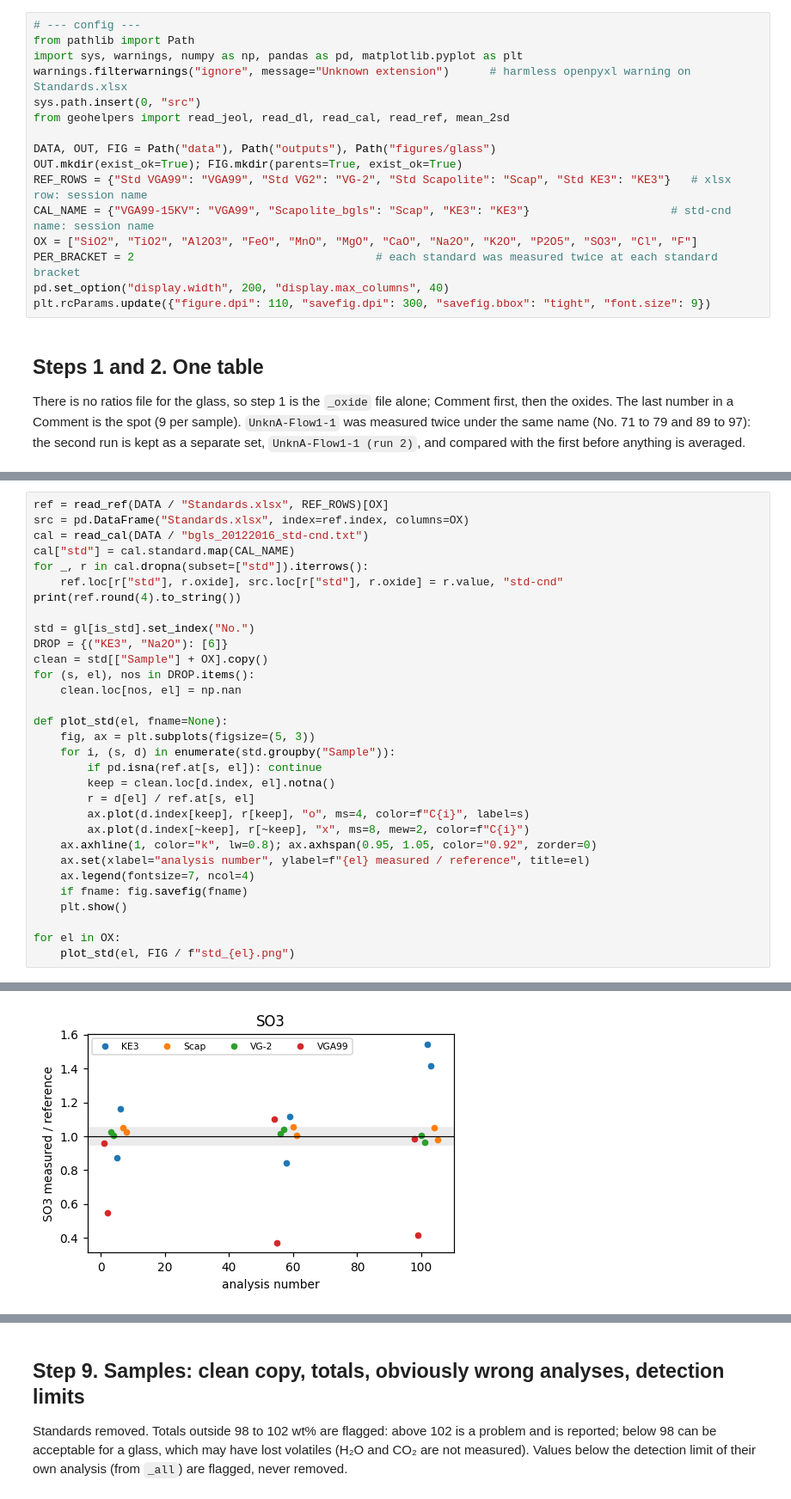
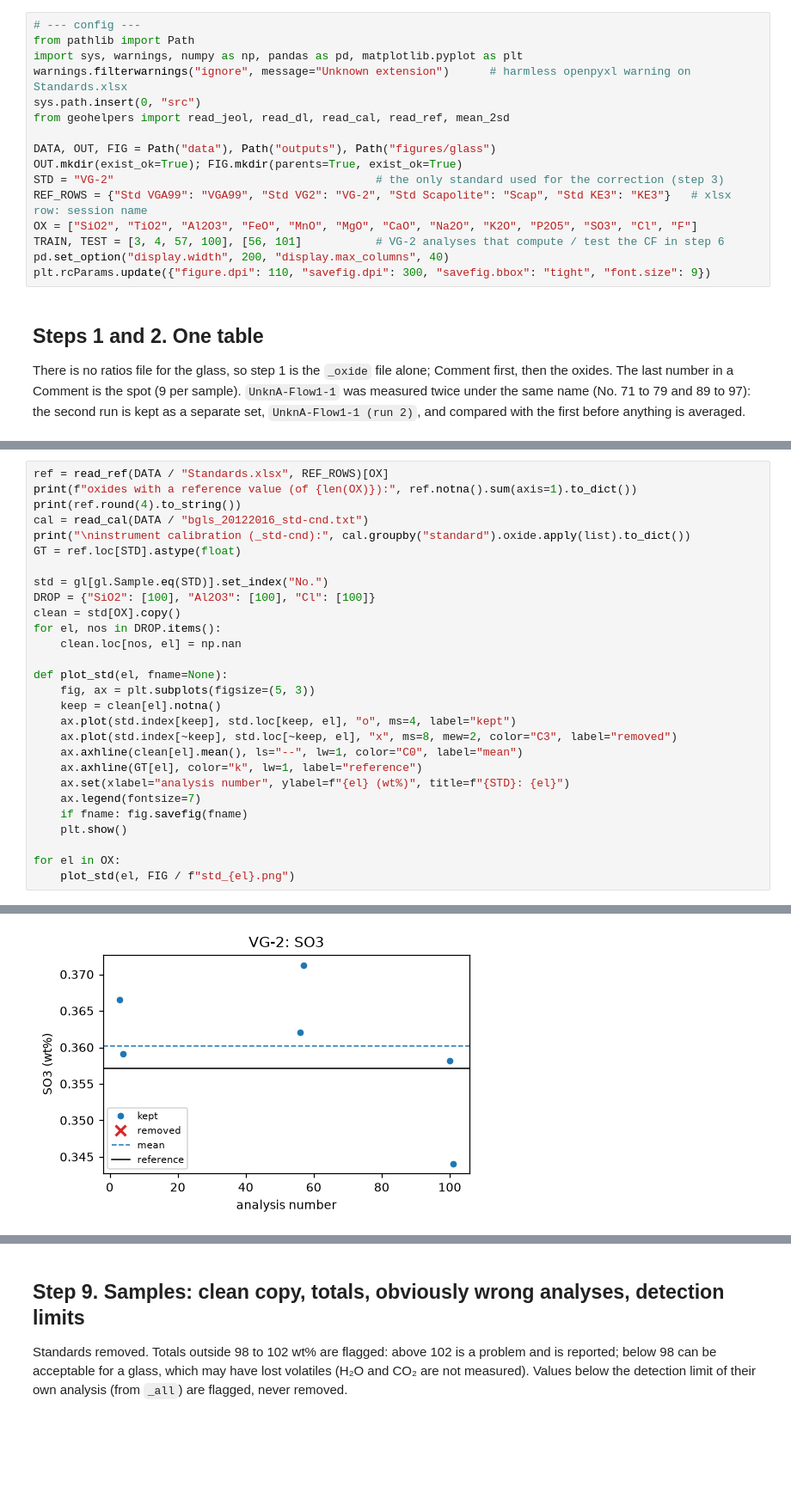
Before and after one commit to vlljalejandro/igneous_project02, a Jupyter notebook: 02_glass.ipynb, the cells around one changed output, grey strips where cells are left out. Shown at 86% size. Cells and saved outputs as stored; diff of their text form; blank space fills up the shorter version.

Commit message:
Final version with corrections

```diff
--- a/02_glass.ipynb
+++ b/02_glass.ipynb
@@ -12,10 +12,10 @@ from geohelpers import read_jeol, read_dl, read_cal, read_ref, mean_2sd
 
 DATA, OUT, FIG = Path("data"), Path("outputs"), Path("figures/glass")
 OUT.mkdir(exist_ok=True); FIG.mkdir(parents=True, exist_ok=True)
+STD = "VG-2"                                       # the only standard used for the correction (step 3)
 REF_ROWS = {"Std VGA99": "VGA99", "Std VG2": "VG-2", "Std Scapolite": "Scap", "Std KE3": "KE3"}   # xlsx row: session name
-CAL_NAME = {"VGA99-15KV": "VGA99", "Scapolite_bgls": "Scap", "KE3": "KE3"}                     # std-cnd name: session name
 OX = ["SiO2", "TiO2", "Al2O3", "FeO", "MnO", "MgO", "CaO", "Na2O", "K2O", "P2O5", "SO3", "Cl", "F"]
-PER_BRACKET = 2                                    # each standard was measured twice at each standard bracket
+TRAIN, TEST = [3, 4, 57, 100], [56, 101]           # VG-2 analyses that compute / test the CF in step 6
 pd.set_option("display.width", 200, "display.max_columns", 40)
 plt.rcParams.update({"figure.dpi": 110, "savefig.dpi": 300, "savefig.bbox": "tight", "font.size": 9})
 # %% [markdown]
@@ -60,29 +67,26 @@ Each oxide is plotted as measured / reference value for every standard that has
 # %%
 ref = read_ref(DATA / "Standards.xlsx", REF_ROWS)[OX]
-src = pd.DataFrame("Standards.xlsx", index=ref.index, columns=OX)
+print(f"oxides with a reference value (of {len(OX)}):", ref.notna().sum(axis=1).to_dict())
+print(ref.round(4).to_string())
 cal = read_cal(DATA / "bgls_20122016_std-cnd.txt")
-cal["std"] = cal.standard.map(CAL_NAME)
-for _, r in cal.dropna(subset=["std"]).iterrows():
-    ref.loc[r["std"], r.oxide], src.loc[r["std"], r.oxide] = r.value, "std-cnd"
-print(ref.round(4).to_string())
+print("\ninstrument calibration (_std-cnd):", cal.groupby("standard").oxide.apply(list).to_dict())
+GT = ref.loc[STD].astype(float)
 
-std = gl[is_std].set_index("No.")
-DROP = {("KE3", "Na2O"): [6]}
-clean = std[["Sample"] + OX].copy()
-for (s, el), nos in DROP.items():
+std = gl[gl.Sample.eq(STD)].set_index("No.")
+DROP = {"SiO2": [100], "Al2O3": [100], "Cl": [100]}
+clean = std[OX].copy()
+for el, nos in DROP.items():
     clean.loc[nos, el] = np.nan
 
 def plot_std(el, fname=None):
     fig, ax = plt.subplots(figsize=(5, 3))
-    for i, (s, d) in enumerate(std.groupby("Sample")):
-        if pd.isna(ref.at[s, el]): continue
-        keep = clean.loc[d.index, el].notna()
-        r = d[el] / ref.at[s, el]
-        ax.plot(d.index[keep], r[keep], "o", ms=4, color=f"C{i}", label=s)
-        ax.plot(d.index[~keep], r[~keep], "x", ms=8, mew=2, color=f"C{i}")
-    ax.axhline(1, color="k", lw=0.8); ax.axhspan(0.95, 1.05, color="0.92", zorder=0)
-    ax.set(xlabel="analysis number", ylabel=f"{el} measured / reference", title=el)
-    ax.legend(fontsize=7, ncol=4)
+    keep = clean[el].notna()
+    ax.plot(std.index[keep], std.loc[keep, el], "o", ms=4, label="kept")
+    ax.plot(std.index[~keep], std.loc[~keep, el], "x", ms=8, mew=2, color="C3", label="removed")
+    ax.axhline(clean[el].mean(), ls="--", lw=1, color="C0", label="mean")
+    ax.axhline(GT[el], color="k", lw=1, label="reference")
+    ax.set(xlabel="analysis number", ylabel=f"{el} (wt%)", title=f"{STD}: {el}")
+    ax.legend(fontsize=7)
     if fname: fig.savefig(fname)
     plt.show()
 
@@ -107 +114 @@ KE3        NaN     NaN      NaN      NaN   NaN    NaN      NaN     NaN     NaN
-[figure, old version]
+[figure, new version]
```
Also changed, not shown: parts of 24 cells of this notebook, 57 other files.
